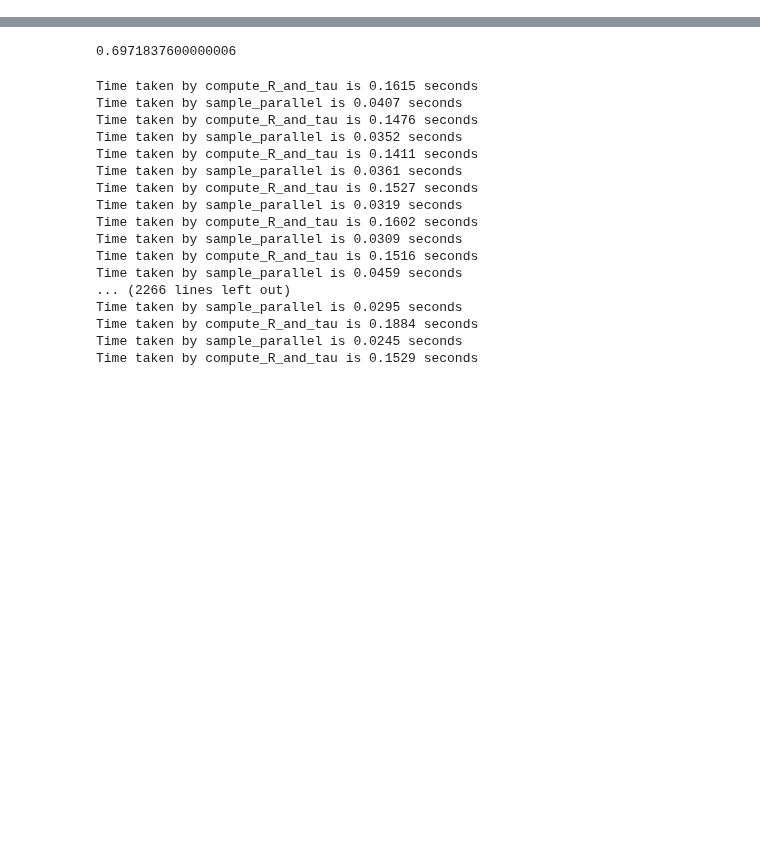
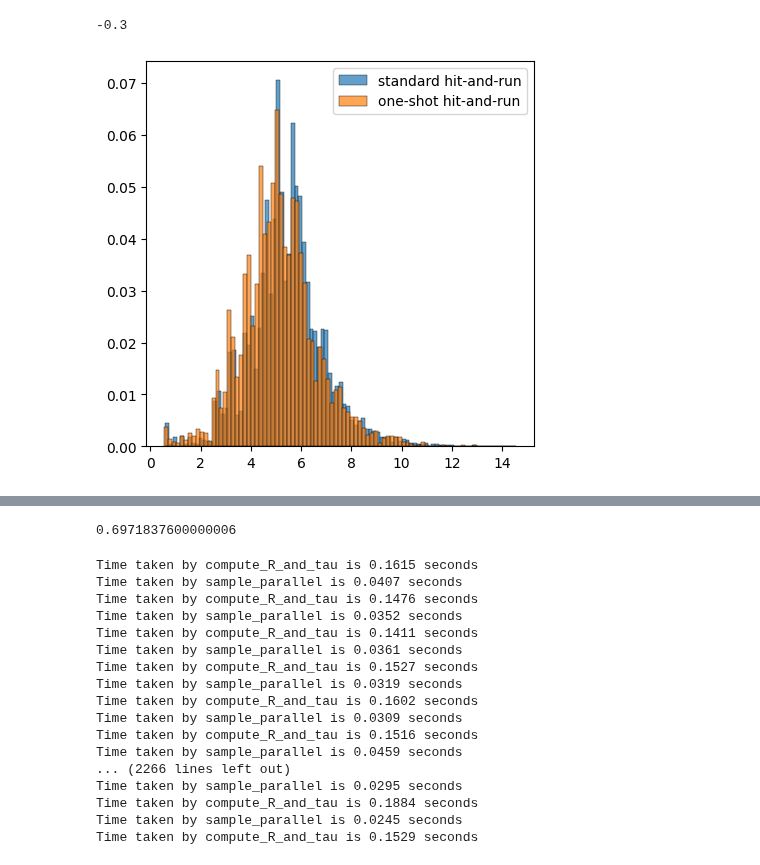
Before and after one commit to pinakm9/random-feature-map, a Jupyter notebook: notebooks/activation_range_full.ipynb, the cells around one changed output, grey strips where cells are left out. Saved outputs shown, nothing was run; the diff lists cells and outputs as text; code cells hidden in the pictures; blank space fills up the shorter version.

```diff
--- a/notebooks/activation_range_full.ipynb
+++ b/notebooks/activation_range_full.ipynb
@@ -146,13 +131,17 @@ print(pearsonr(Rf, tauf), pearsonr(Rf, tauf))
 # %%
-fig = plt.figure(figsize=(10, 5))
-ax1 = fig.add_subplot(121)
-ax2 = fig.add_subplot(122)
+fig = plt.figure(figsize=(5, 5))
+ax1 = fig.add_subplot(111)
+# ax2 = fig.add_subplot(122)
 
-sns.histplot(tauf, ax=ax1, stat="probability", label=r"standard hit-and-run")
-sns.histplot(tau, ax=ax1, stat="probability", label="one-shot hit-and-run")
+sns.histplot(tauf, ax=ax1, stat="probability", label=r"standard hit-and-run", alpha=0.7)
+sns.histplot(tau, ax=ax1, stat="probability", label="one-shot hit-and-run", alpha=0.7)
 ax1.legend()
-ax2.legend()
-print(tau.mean(), tauf.mean())
+ax1.set_ylabel('')
+# ax2.legend()
+print(f'{tau.mean()-tauf.mean():.1f}')
+# %% [output]
+-0.3
+[figure, added]
 # %%
 
 fig = plt.figure(figsize=(11, 5))
```
Also changed, not shown: parts of 5 cells of this notebook, 1 other file.
